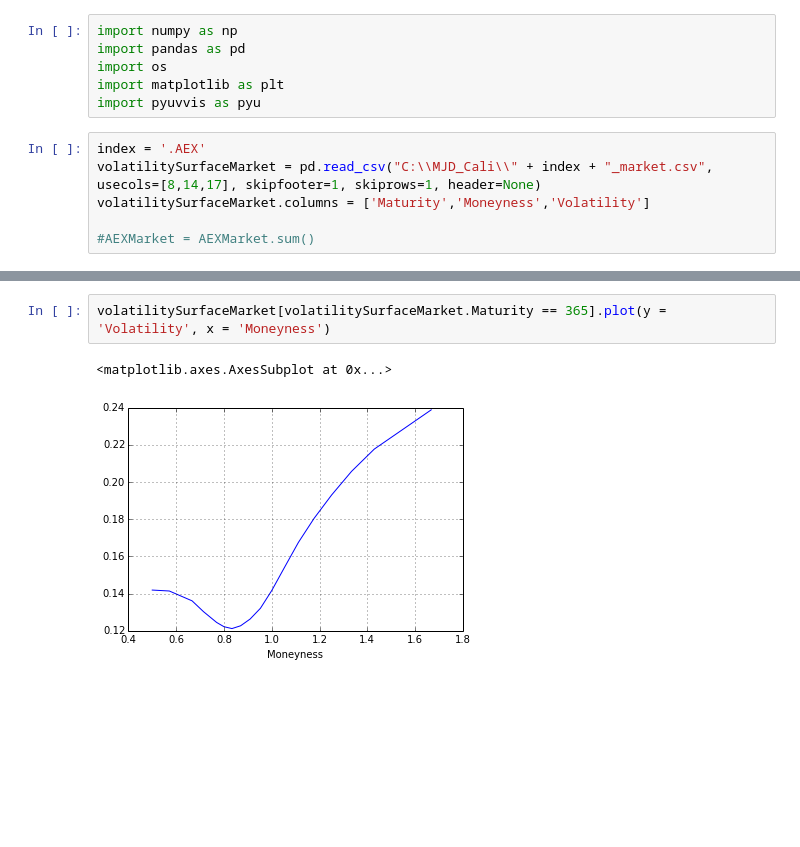
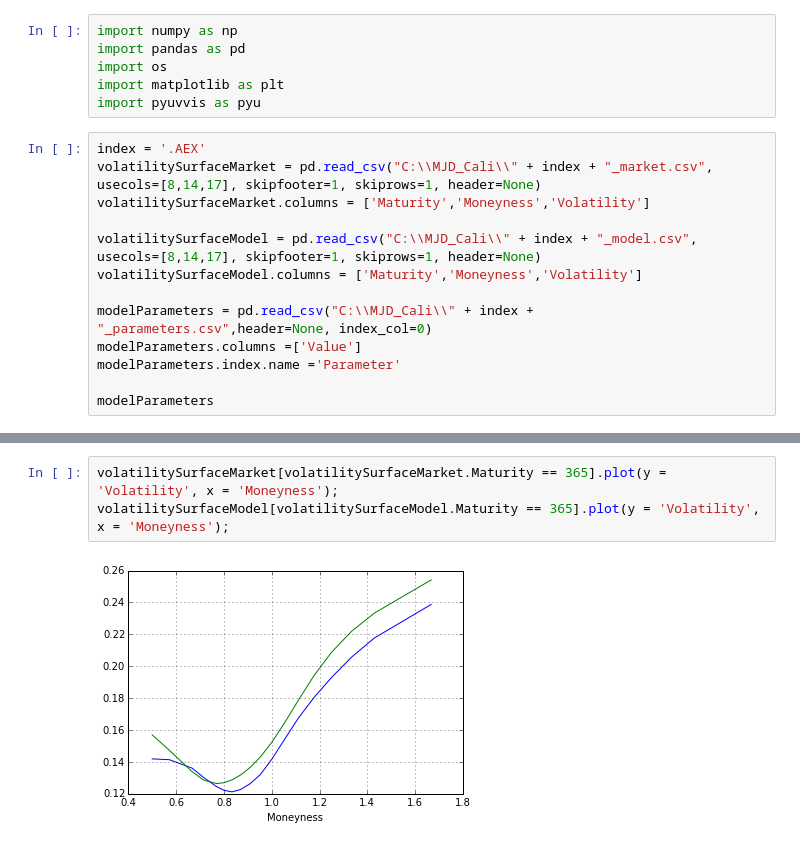
Before and after one commit to ZaighumRajput/IPython, a Jupyter notebook: Finance/VolatilitySurface2.ipynb, the cells around one changed output, grey strips where cells are left out. Saved outputs shown, nothing was run; the diff lists cells and outputs as text; blank space fills up the shorter version.

```diff
--- a/Finance/VolatilitySurface2.ipynb
+++ b/Finance/VolatilitySurface2.ipynb
@@ -9,4 +9,11 @@ index = '.AEX'
 volatilitySurfaceMarket = pd.read_csv("C:\\MJD_Cali\\" + index + "_market.csv", usecols=[8,14,17], skipfooter=1, skiprows=1, header=None)
 volatilitySurfaceMarket.columns = ['Maturity','Moneyness','Volatility']
 
-#AEXMarket = AEXMarket.sum()
+volatilitySurfaceModel = pd.read_csv("C:\\MJD_Cali\\" + index + "_model.csv", usecols=[8,14,17], skipfooter=1, skiprows=1, header=None)
+volatilitySurfaceModel.columns = ['Maturity','Moneyness','Volatility']
+
+modelParameters = pd.read_csv("C:\\MJD_Cali\\" + index + "_parameters.csv",header=None, index_col=0)
+modelParameters.columns =['Value']
+modelParameters.index.name ='Parameter'
+
+modelParameters
@@ -13,8 +28,8 @@ volatilitySurfaceMarket.columns = ['Maturity','Moneyness','Volatility']
 # %%
-volatilitySurfaceMarket[volatilitySurfaceMarket.Maturity == 365].plot(y = 'Volatility', x = 'Moneyness')
+volatilitySurfaceMarket[volatilitySurfaceMarket.Maturity == 365].plot(y = 'Volatility', x = 'Moneyness');
+volatilitySurfaceModel[volatilitySurfaceModel.Maturity == 365].plot(y = 'Volatility', x = 'Moneyness');
 # %% [output]
-<matplotlib.axes.AxesSubplot at 0x...>
-[figure, old version]
+[figure, new version]
 # %%
 #Volatility Surface
 import matplotlib.pyplot as plt
```
Also changed, not shown: parts of 5 cells of this notebook, 1 other file.
